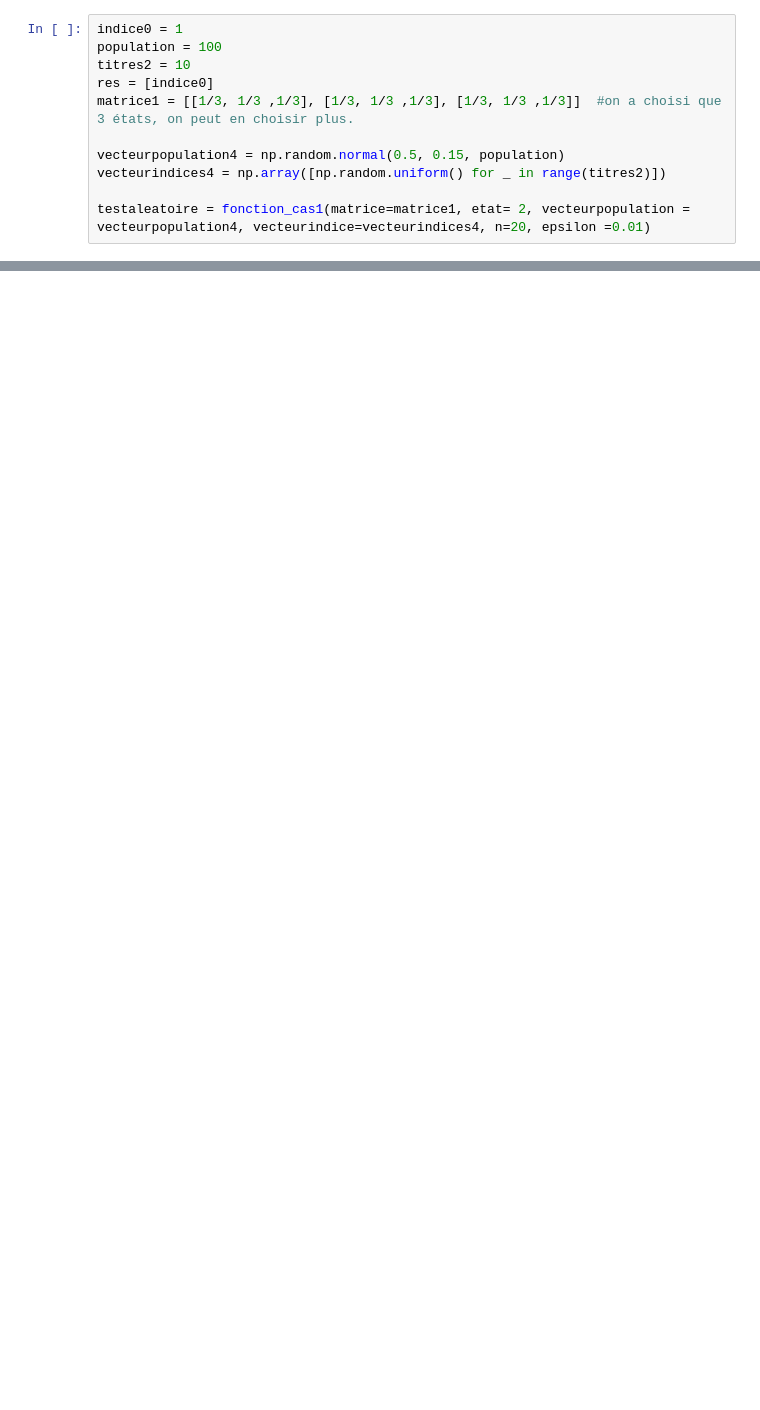
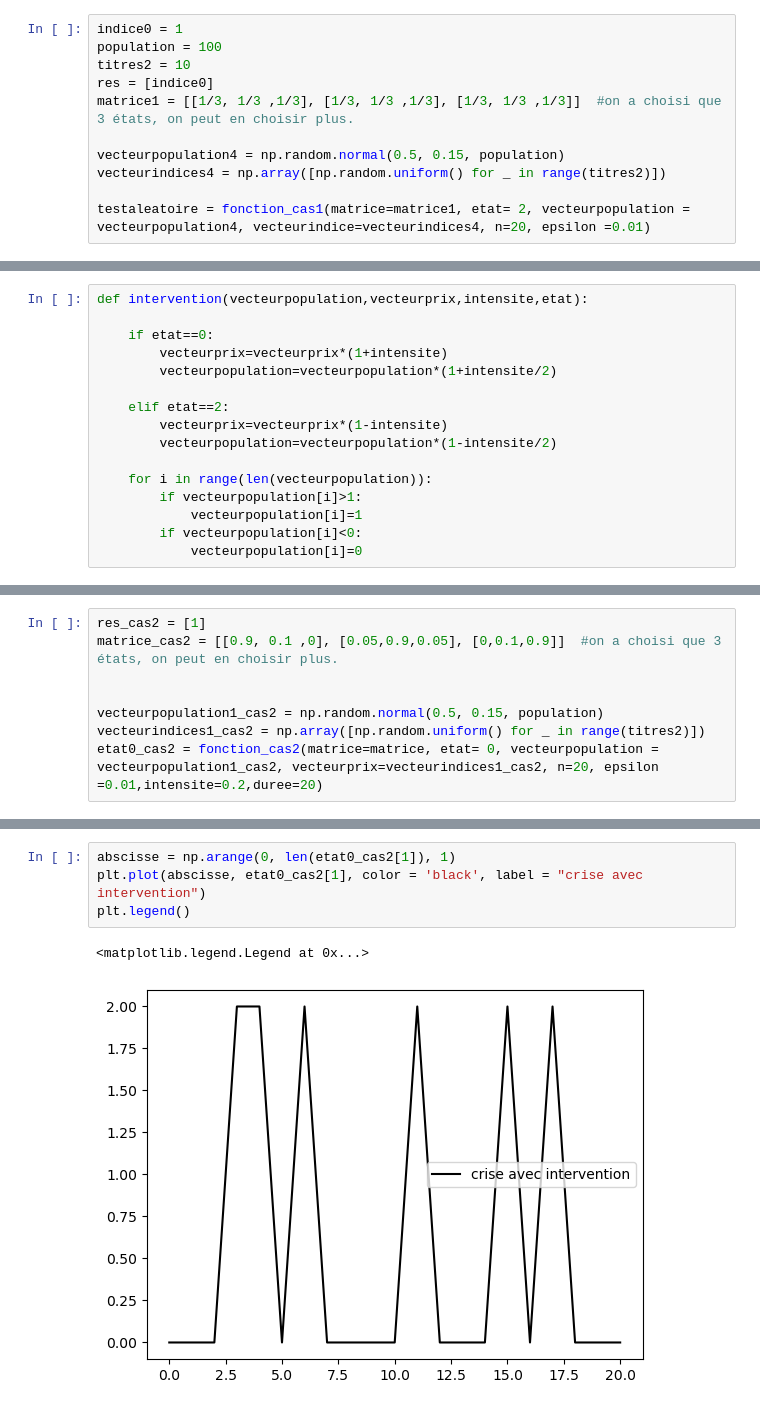
Before and after one commit to codepromaster67/Projet-ARE, a Jupyter notebook: ARE_notebook.ipynb, the cells around one changed output, grey strips where cells are left out. Saved outputs shown, nothing was run; the diff lists cells and outputs as text; blank space fills up the shorter version.

```diff
--- a/ARE_notebook.ipynb
+++ b/ARE_notebook.ipynb
@@ -220,0 +223,16 @@ plt.legend()
+# %%
+def intervention(vecteurpopulation,vecteurprix,intensite,etat):
+
+    if etat==0:
+        vecteurprix=vecteurprix*(1+intensite)
+        vecteurpopulation=vecteurpopulation*(1+intensite/2)
+
+    elif etat==2:
+        vecteurprix=vecteurprix*(1-intensite)
+        vecteurpopulation=vecteurpopulation*(1-intensite/2)
+
+    for i in range(len(vecteurpopulation)):
+        if vecteurpopulation[i]>1:
+            vecteurpopulation[i]=1
+        if vecteurpopulation[i]<0:
+            vecteurpopulation[i]=0
@@ -220,0 +275,8 @@ plt.legend()
+# %%
+res_cas2 = [1]
+matrice_cas2 = [[0.9, 0.1 ,0], [0.05,0.9,0.05], [0,0.1,0.9]]  #on a choisi que 3 états, on peut en choisir plus.
+
+
+vecteurpopulation1_cas2 = np.random.normal(0.5, 0.15, population)
+vecteurindices1_cas2 = np.array([np.random.uniform() for _ in range(titres2)])
+etat0_cas2 = fonction_cas2(matrice=matrice, etat= 0, vecteurpopulation = vecteurpopulation1_cas2, vecteurprix=vecteurindices1_cas2, n=20, epsilon =0.01,intensite=0.2,duree=20)
@@ -220,0 +304,7 @@ plt.legend()
+# %%
+abscisse = np.arange(0, len(etat0_cas2[1]), 1)
+plt.plot(abscisse, etat0_cas2[1], color = 'black', label = "crise avec intervention")
+plt.legend()
+# %% [output]
+<matplotlib.legend.Legend at 0x...>
+[figure, added]
```
Also changed, not shown: parts of 9 cells of this notebook.
